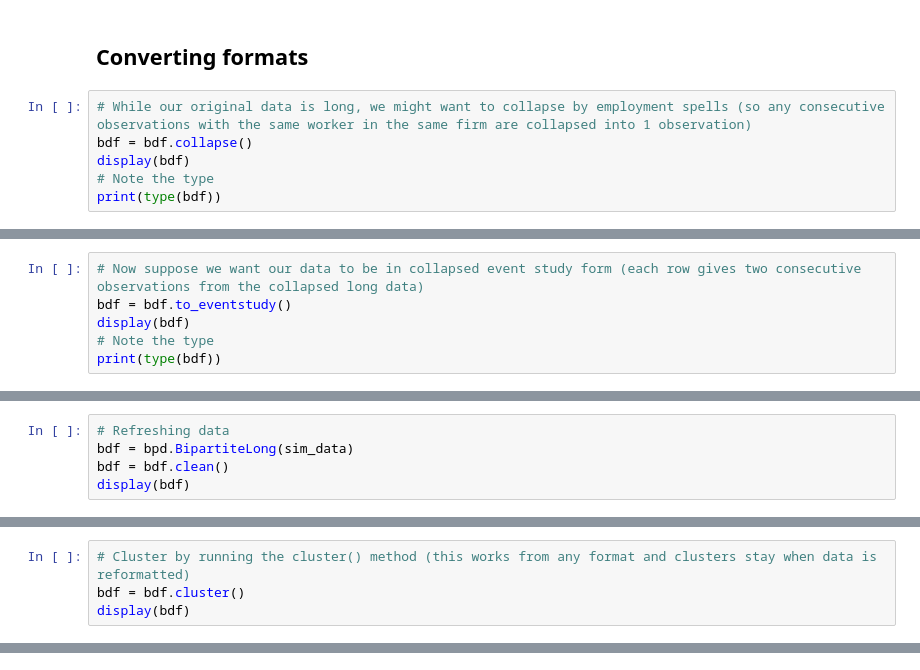
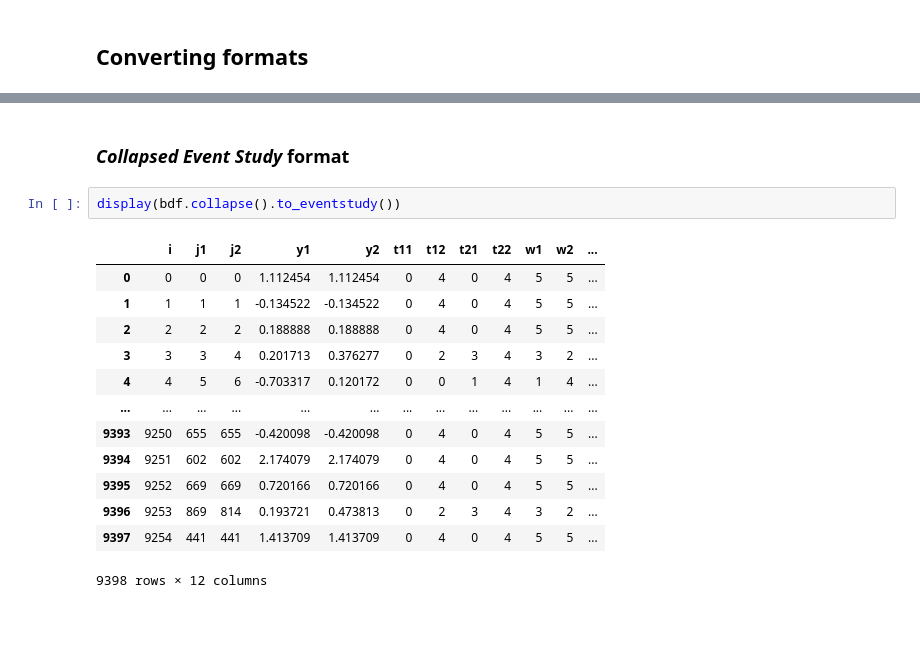
Before and after one commit to tlamadon/bipartitepandas, a Jupyter notebook: docs/source/notebooks/simple_example.ipynb, the cells around one changed output, grey strips where cells are left out. Cells and saved outputs as stored; diff of their text form; blank space fills up the shorter version.

Commit message:
Update simple notebook; small fix to how ParamsDict prints descriptions

```diff
--- a/docs/source/notebooks/simple_example.ipynb
+++ b/docs/source/notebooks/simple_example.ipynb
@@ -106,8 +174,2 @@ display(bdf)
 # %% [markdown]
 ## Converting formats
-# %%
-# While our original data is long, we might want to collapse by employment spells (so any consecutive observations with the same worker in the same firm are collapsed into 1 observation)
-bdf = bdf.collapse()
-display(bdf)
-# Note the type
-print(type(bdf))
@@ -129,6 +175,0 @@ print(type(bdf))
-# %%
-# Now suppose we want our data to be in collapsed event study form (each row gives two consecutive observations from the collapsed long data)
-bdf = bdf.to_eventstudy()
-display(bdf)
-# Note the type
-print(type(bdf))
@@ -169,5 +175,0 @@ display(bdf.get_cs())
-# %%
-# Refreshing data
-bdf = bpd.BipartiteLong(sim_data)
-bdf = bdf.clean()
-display(bdf)
@@ -188,4 +175,0 @@ display(bdf)
-# %%
-# Cluster by running the cluster() method (this works from any format and clusters stay when data is reformatted)
-bdf = bdf.cluster()
-display(bdf)
@@ -205,0 +212,18 @@ display(bdf)
+# %% [markdown]
+### *Collapsed Event Study* format
+# %%
+display(bdf.collapse().to_eventstudy())
+# %% [output]
+|  | i | j1 | j2 | y1 | y2 | t11 | t12 | t21 | t22 | w1 | w2 | ... |
+| 0 | 0 | 0 | 0 | 1.112454 | 1.112454 | 0 | 4 | 0 | 4 | 5 | 5 | ... |
+| 1 | 1 | 1 | 1 | -0.134522 | -0.134522 | 0 | 4 | 0 | 4 | 5 | 5 | ... |
+| 2 | 2 | 2 | 2 | 0.188888 | 0.188888 | 0 | 4 | 0 | 4 | 5 | 5 | ... |
+| 3 | 3 | 3 | 4 | 0.201713 | 0.376277 | 0 | 2 | 3 | 4 | 3 | 2 | ... |
+| 4 | 4 | 5 | 6 | -0.703317 | 0.120172 | 0 | 0 | 1 | 4 | 1 | 4 | ... |
+| ... | ... | ... | ... | ... | ... | ... | ... | ... | ... | ... | ... | ... |
+| 9393 | 9250 | 655 | 655 | -0.420098 | -0.420098 | 0 | 4 | 0 | 4 | 5 | 5 | ... |
+| 9394 | 9251 | 602 | 602 | 2.174079 | 2.174079 | 0 | 4 | 0 | 4 | 5 | 5 | ... |
+| 9395 | 9252 | 669 | 669 | 0.720166 | 0.720166 | 0 | 4 | 0 | 4 | 5 | 5 | ... |
+| 9396 | 9253 | 869 | 814 | 0.193721 | 0.473813 | 0 | 2 | 3 | 4 | 3 | 2 | ... |
+| 9397 | 9254 | 441 | 441 | 1.413709 | 1.413709 | 0 | 4 | 0 | 4 | 5 | 5 | ... |
+9398 rows × 12 columns
```
Also changed, not shown: parts of 34 cells of this notebook, 1 other file.
